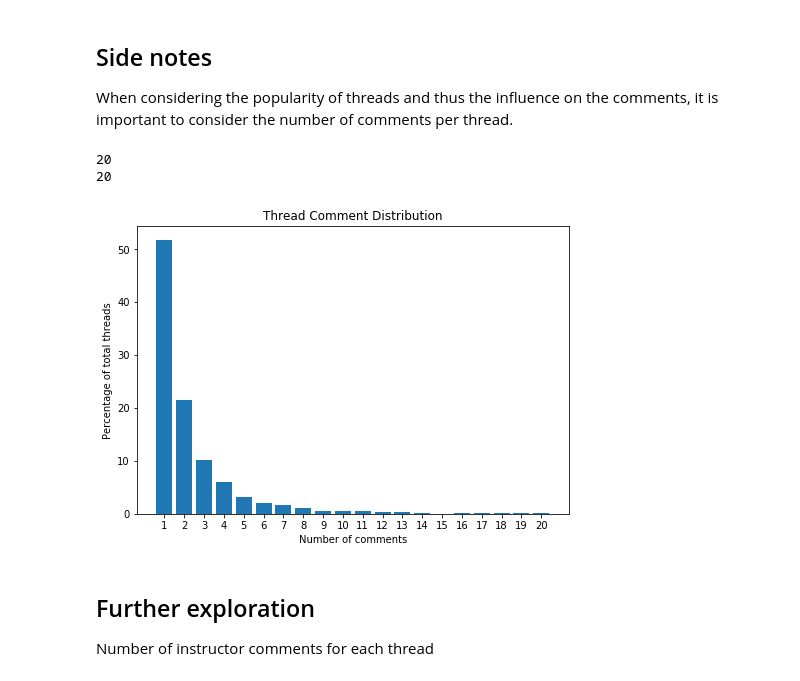
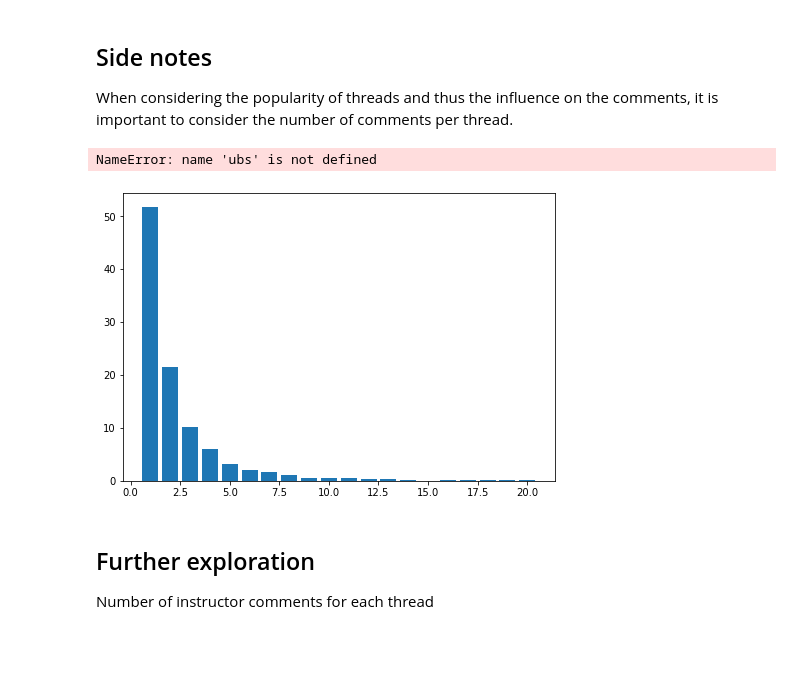
Before and after one commit to saloni-agshiker/DataDrivenEducationLab, a Jupyter notebook: src/BERT/EdX Manny.ipynb, the cells around one changed output. Saved outputs shown, nothing was run; the diff lists cells and outputs as text; code cells hidden in the pictures; blank space fills up the shorter version.

Commit message:
Fixed minor error

```diff
--- a/src/BERT/EdX Manny.ipynb
+++ b/src/BERT/EdX Manny.ipynb
@@ -252,26 +252,23 @@ When considering the popularity of threads and thus the influence on the comment
 # %%
 comments_for_each_thread_id = comment.groupby("thread_id")["thread_id"].count().sort_values(ascending=False)
 # create x values
 x = np.arange(1, 21)
 # number of rows
 length = comments_for_each_thread_id.shape[0]
 # generate percentages
 percentages = [(comments_for_each_thread_id == i).sum() / length * 100 for i in x[:-1]] + \
                 [(comments_for_each_thread_id >= 20).sum() / length * 100] # percentage of threads with >= 20 comments
 fig = plt.figure()
 ax = fig.add_axes([0,0,1,1])
-print(len(ubs))
-print(len(percentages))
-plt.bar(x = ubs, height = percentages)
+plt.bar(x = x, height = percentages)
 plt.xticks(ubs)
 ax.set_xlabel("Number of comments")
 ax.set_ylabel("Percentage of total threads");
 ax.set_title("Thread Comment Distribution");
 plt.savefig("Thread Comment Distribution.png")
 # %% [output]
-20
-20
+NameError: name 'ubs' is not defined
-[figure, old version]
+[figure, new version]
 # %% [markdown]
 ## Further exploration
 Number of instructor comments for each thread
```
Also changed, not shown: parts of 12 cells of this notebook.
